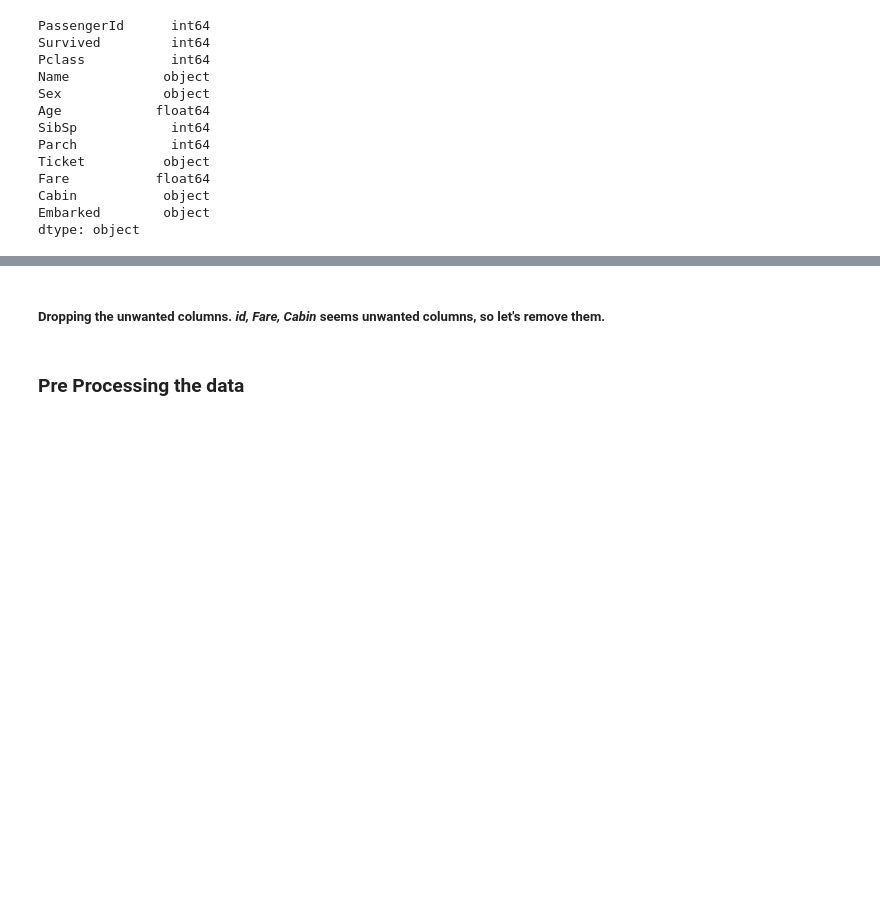
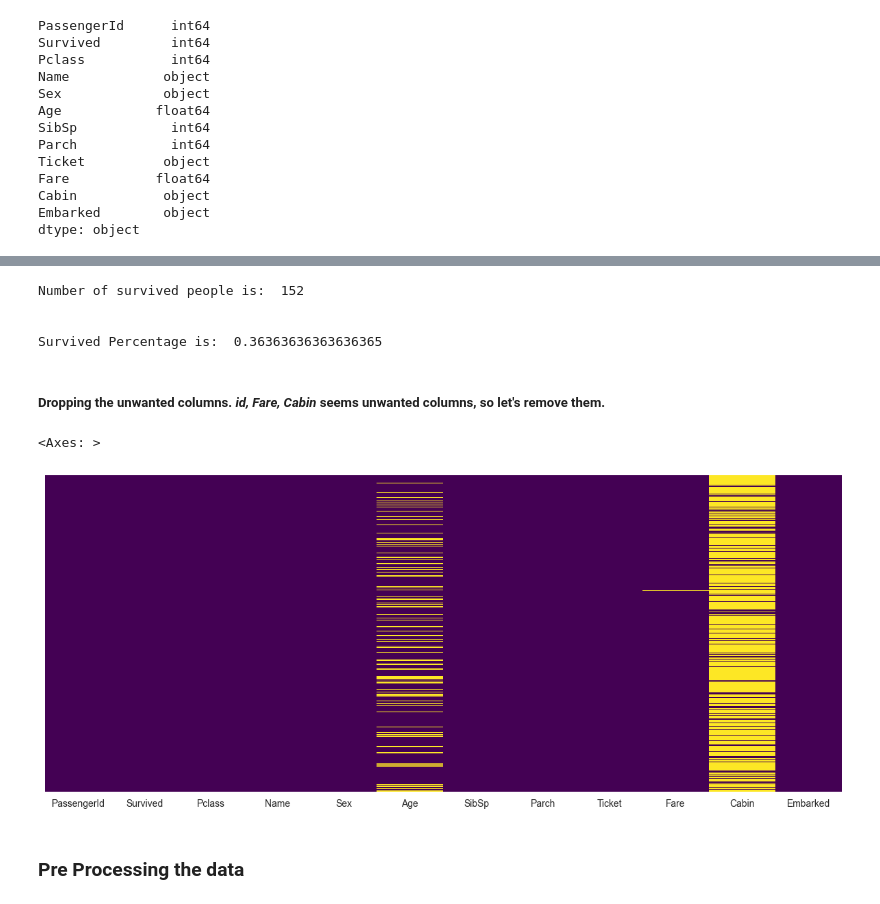
Before and after one commit to SanyamThaKuR/Data-Science_, a Jupyter notebook: titanic.ipynb, the cells around one changed output, grey strips where cells are left out. Drawn from its saved outputs; the diff is of its cells as text; code cells hidden in the pictures; blank space fills up the shorter version.

```diff
--- a/titanic.ipynb
+++ b/titanic.ipynb
@@ -55,5 +61,23 @@ dtype: object
+# %%
+survivedd=sum(data['Survived']==1)
+total=len(data['Survived'])
+survived_percentage= survivedd / total
+print ('Number of survived people is: ', survivedd)
+print('\n')
+print ('Survived Percentage is: ',survived_percentage )
+# %% [output]
+Number of survived people is:  152
+
+
+Survived Percentage is:  0.36363636363636365
 # %% [markdown]
 <h5>Dropping the unwanted columns. <i>id, Fare, Cabin</i> seems unwanted columns, so let's remove them.</h5>
+# %%
+plt.figure(figsize=(15,6))
+sns.heatmap(data.isnull(), yticklabels=False, cbar=False, cmap='viridis')
+# %% [output]
+<Axes: >
+[figure, added]
 # %%
 data = data.drop(['Name','Fare','Cabin','Ticket'],axis=1)
 # %%
```
Also changed, not shown: parts of 1 cell of this notebook.
